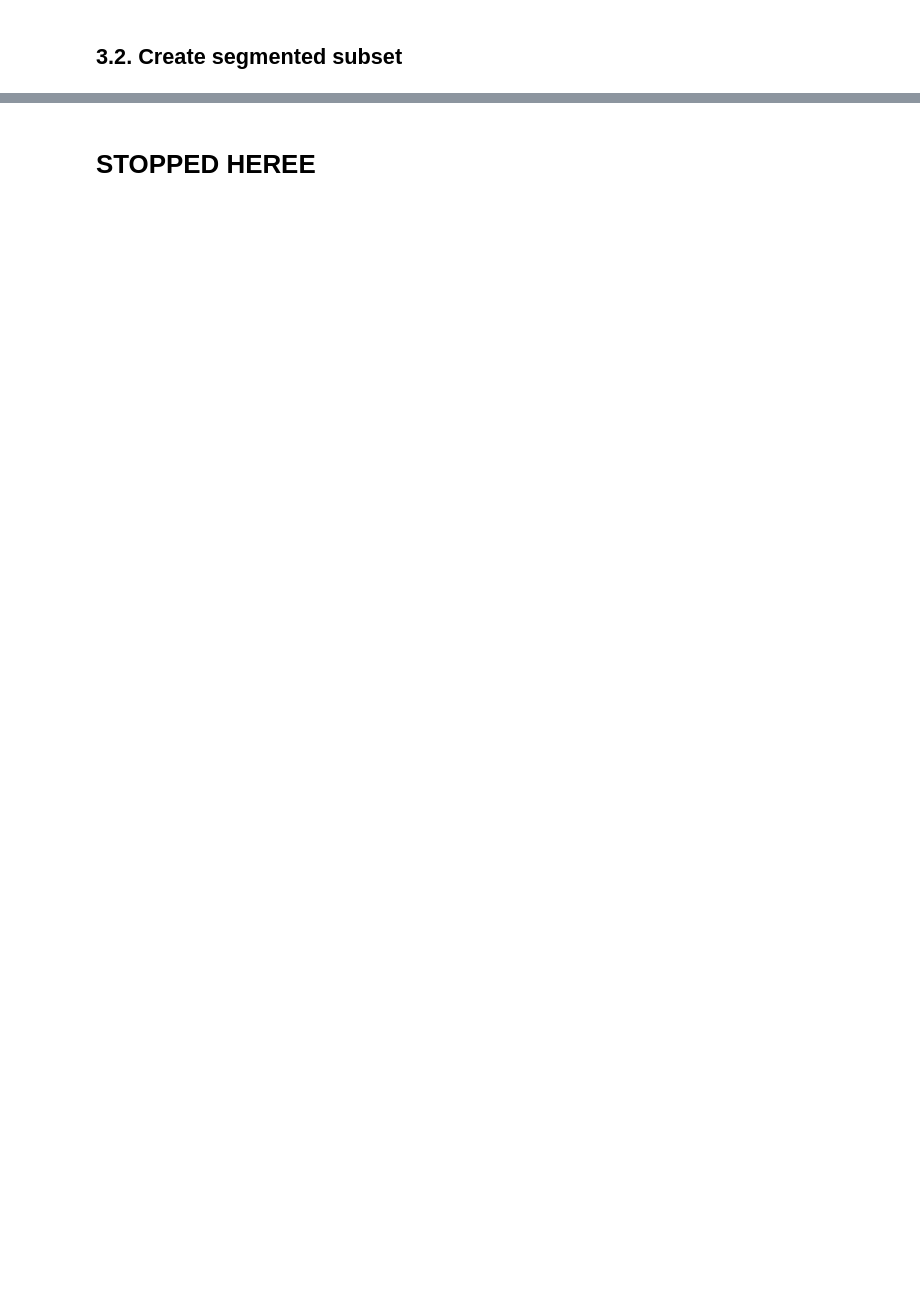
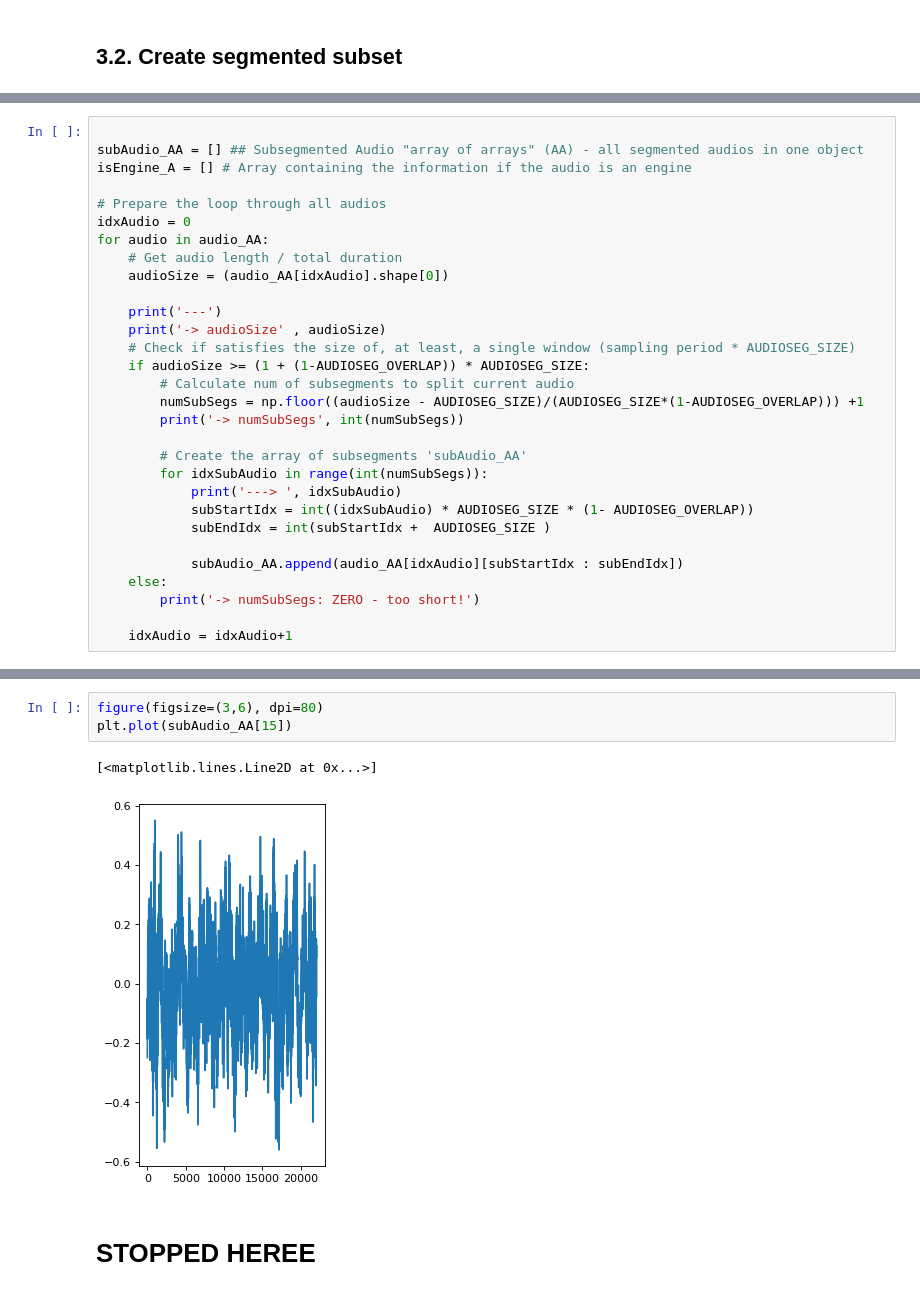
Before and after one commit to matsozza/Python_ML_CombustionEnginesRecog_MBA, a Jupyter notebook: 1_SoundDetectionMain.ipynb, the cells around one changed output, grey strips where cells are left out. Drawn from its saved outputs; the diff is of its cells as text; blank space fills up the shorter version.

```diff
--- a/1_SoundDetectionMain.ipynb
+++ b/1_SoundDetectionMain.ipynb
@@ -173,0 +140,30 @@ IndentationError: expected an indented block after 'for' statement on line 21 (1
+# %%
+
+subAudio_AA = [] ## Subsegmented Audio "array of arrays" (AA) - all segmented audios in one object
+isEngine_A = [] # Array containing the information if the audio is an engine
+
+# Prepare the loop through all audios
+idxAudio = 0
+for audio in audio_AA:
+    # Get audio length / total duration
+    audioSize = (audio_AA[idxAudio].shape[0])
+
+    print('---')
+    print('-> audioSize' , audioSize)
+    # Check if satisfies the size of, at least, a single window (sampling period * AUDIOSEG_SIZE)
+    if audioSize >= (1 + (1-AUDIOSEG_OVERLAP)) * AUDIOSEG_SIZE:
+        # Calculate num of subsegments to split current audio
+        numSubSegs = np.floor((audioSize - AUDIOSEG_SIZE)/(AUDIOSEG_SIZE*(1-AUDIOSEG_OVERLAP))) +1
+        print('-> numSubSegs', int(numSubSegs))
+
+        # Create the array of subsegments 'subAudio_AA'
+        for idxSubAudio in range(int(numSubSegs)):
+            print('---> ', idxSubAudio)
+            subStartIdx = int((idxSubAudio) * AUDIOSEG_SIZE * (1- AUDIOSEG_OVERLAP))
+            subEndIdx = int(subStartIdx +  AUDIOSEG_SIZE )
+
+            subAudio_AA.append(audio_AA[idxAudio][subStartIdx : subEndIdx])
+    else:
+        print('-> numSubSegs: ZERO - too short!')
+
+    idxAudio = idxAudio+1
@@ -174,2 +194,8 @@ IndentationError: expected an indented block after 'for' statement on line 21 (1
+# %%
+figure(figsize=(3,6), dpi=80)
+plt.plot(subAudio_AA[15])
+# %% [output]
+[<matplotlib.lines.Line2D at 0x...>]
+[figure, added]
 # %% [markdown]
 # STOPPED HEREE
```
Also changed, not shown: parts of 12 cells of this notebook, 2 other files.
